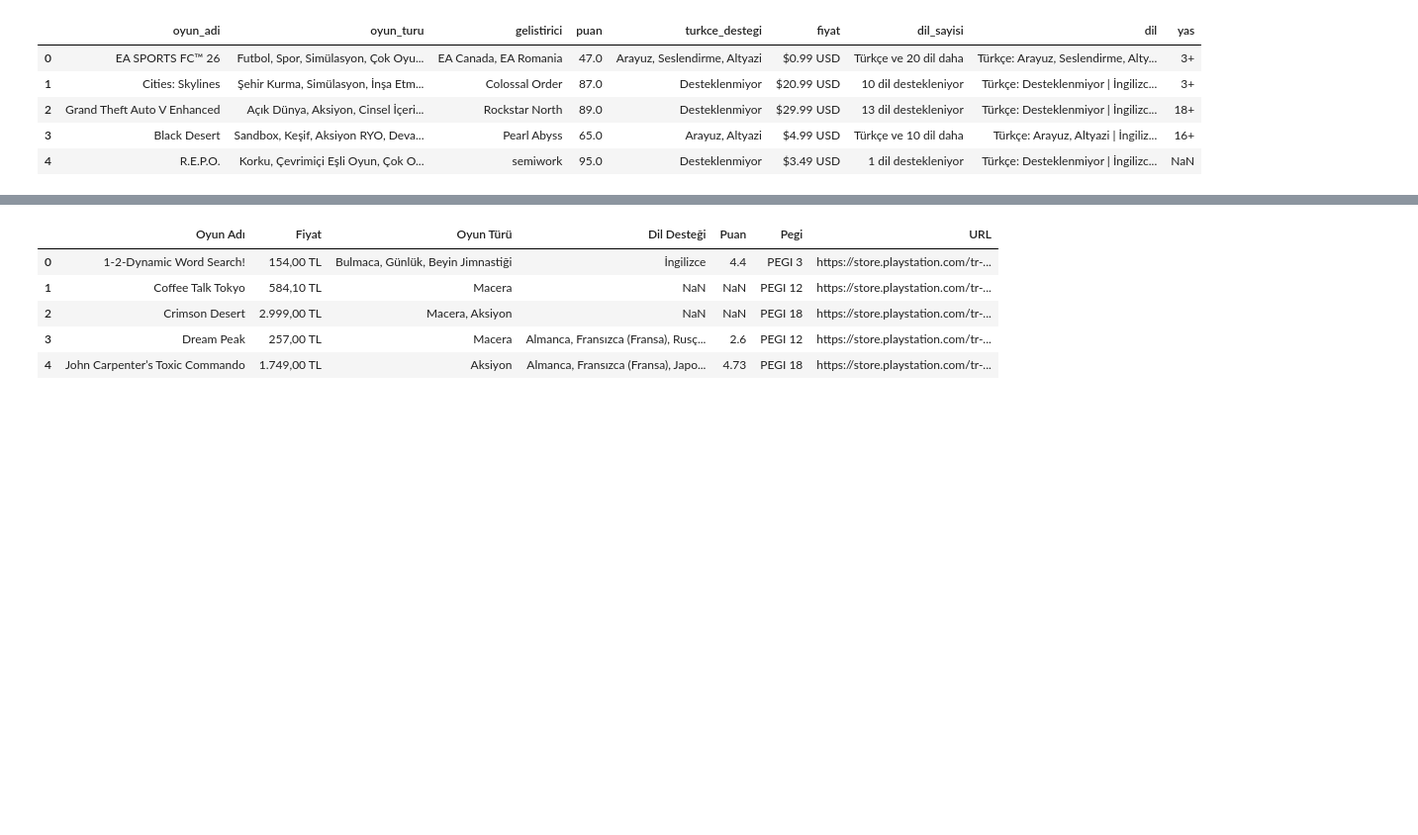
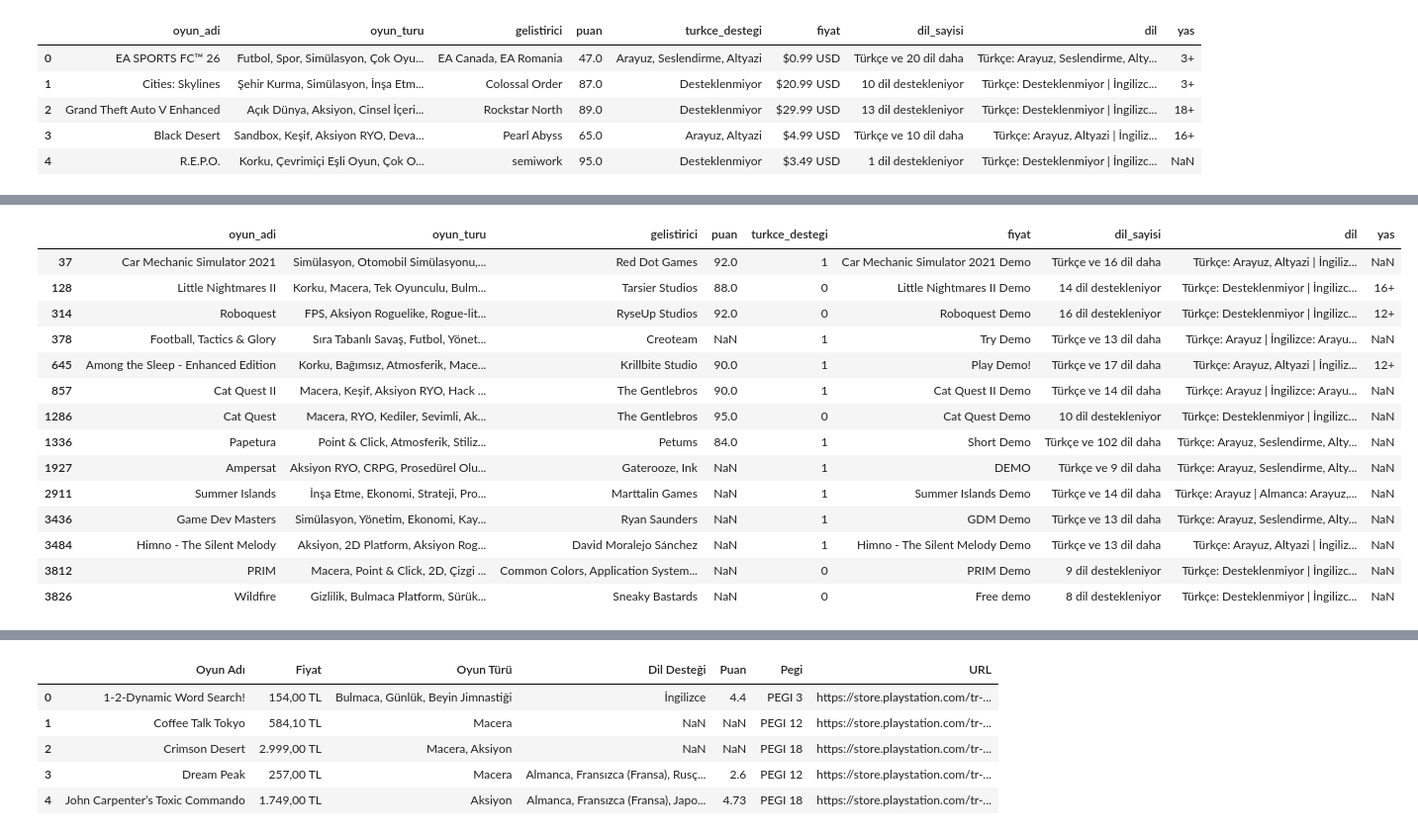
Before and after one commit to betultgumus/ybs-makine-ogrenmesi, a Jupyter notebook: ANIVIA/anivia.ipynb, the cells around one changed output, grey strips where cells are left out. Shown at 99% size. Drawn from its saved outputs; the diff is of its cells as text; code cells hidden in the pictures; blank space fills up the shorter version.

```diff
--- a/ANIVIA/anivia.ipynb
+++ b/ANIVIA/anivia.ipynb
@@ -136,7 +136,3 @@ df_steam.head()
 | 2 | Grand Theft Auto V Enhanced | Açık Dünya, Aksiyon, Cinsel İçeri... | Rockstar North | 89.0 | Desteklenmiyor | $29.99 USD | 13 dil destekleniyor | Türkçe: Desteklenmiyor | İngilizc... | 18+ |
 | 3 | Black Desert | Sandbox, Keşif, Aksiyon RYO, Deva... | Pearl Abyss | 65.0 | Arayuz, Altyazi | $4.99 USD | Türkçe ve 10 dil daha | Türkçe: Arayuz, Altyazi | İngiliz... | 16+ |
 | 4 | R.E.P.O. | Korku, Çevrimiçi Eşli Oyun, Çok O... | semiwork | 95.0 | Desteklenmiyor | $3.49 USD | 1 dil destekleniyor | Türkçe: Desteklenmiyor | İngilizc... | NaN |
-# %%
-df_steam['id'] = range(1, len(df_steam) + 1)
-df_steam = df_steam[['id'] + [col for col in df_steam.columns if col != 'id']]
-df_steam.head()
@@ -179,0 +169,3 @@ df_epic.head()
+# %%
+df_steam['turkce_destegi'] = (df_steam['turkce_destegi'] != 'Desteklenmiyor').astype(int)
+df_steam.head()
@@ -179,0 +199,18 @@ df_epic.head()
+# %%
+df_steam[df_steam["fiyat"].str.contains("Demo", case=False, na=False)]
+# %% [output]
+|  | oyun_adi | oyun_turu | gelistirici | puan | turkce_destegi | fiyat | dil_sayisi | dil | yas |
+| 37 | Car Mechanic Simulator 2021 | Simülasyon, Otomobil Simülasyonu,... | Red Dot Games | 92.0 | 1 | Car Mechanic Simulator 2021 Demo | Türkçe ve 16 dil daha | Türkçe: Arayuz, Altyazi | İngiliz... | NaN |
+| 128 | Little Nightmares II | Korku, Macera, Tek Oyunculu, Bulm... | Tarsier Studios | 88.0 | 0 | Little Nightmares II Demo | 14 dil destekleniyor | Türkçe: Desteklenmiyor | İngilizc... | 16+ |
+| 314 | Roboquest | FPS, Aksiyon Roguelike, Rogue-lit... | RyseUp Studios | 92.0 | 0 | Roboquest Demo | 16 dil destekleniyor | Türkçe: Desteklenmiyor | İngilizc... | 12+ |
+| 378 | Football, Tactics & Glory | Sıra Tabanlı Savaş, Futbol, Yönet... | Creoteam | NaN | 1 | Try Demo | Türkçe ve 13 dil daha | Türkçe: Arayuz | İngilizce: Arayu... | NaN |
+| 645 | Among the Sleep - Enhanced Edition | Korku, Bağımsız, Atmosferik, Mace... | Krillbite Studio | 90.0 | 1 | Play Demo! | Türkçe ve 17 dil daha | Türkçe: Arayuz, Altyazi | İngiliz... | 12+ |
+| 857 | Cat Quest II | Macera, Keşif, Aksiyon RYO, Hack ... | The Gentlebros | 90.0 | 1 | Cat Quest II Demo | Türkçe ve 14 dil daha | Türkçe: Arayuz | İngilizce: Arayu... | NaN |
+| 1286 | Cat Quest | Macera, RYO, Kediler, Sevimli, Ak... | The Gentlebros | 95.0 | 0 | Cat Quest Demo | 10 dil destekleniyor | Türkçe: Desteklenmiyor | İngilizc... | NaN |
+| 1336 | Papetura | Point & Click, Atmosferik, Stiliz... | Petums | 84.0 | 1 | Short Demo | Türkçe ve 102 dil daha | Türkçe: Arayuz, Seslendirme, Alty... | NaN |
+| 1927 | Ampersat | Aksiyon RYO, CRPG, Prosedürel Olu... | Gaterooze, Ink | NaN | 1 | DEMO | Türkçe ve 9 dil daha | Türkçe: Arayuz, Seslendirme, Alty... | NaN |
+| 2911 | Summer Islands | İnşa Etme, Ekonomi, Strateji, Pro... | Marttalin Games | NaN | 1 | Summer Islands Demo | Türkçe ve 14 dil daha | Türkçe: Arayuz | Almanca: Arayuz,... | NaN |
+| 3436 | Game Dev Masters | Simülasyon, Yönetim, Ekonomi, Kay... | Ryan Saunders | NaN | 1 | GDM Demo | Türkçe ve 13 dil daha | Türkçe: Arayuz, Seslendirme, Alty... | NaN |
+| 3484 | Himno - The Silent Melody | Aksiyon, 2D Platform, Aksiyon Rog... | David Moralejo Sánchez | NaN | 1 | Himno - The Silent Melody Demo | Türkçe ve 13 dil daha | Türkçe: Arayuz, Altyazi | İngiliz... | NaN |
+| 3812 | PRIM | Macera, Point & Click, 2D, Çizgi ... | Common Colors, Application System... | NaN | 0 | PRIM Demo | 9 dil destekleniyor | Türkçe: Desteklenmiyor | İngilizc... | NaN |
+| 3826 | Wildfire | Gizlilik, Bulmaca Platform, Sürük... | Sneaky Bastards | NaN | 0 | Free demo | 8 dil destekleniyor | Türkçe: Desteklenmiyor | İngilizc... | NaN |
```
Also changed, not shown: parts of 83 cells of this notebook, 1 other file.
